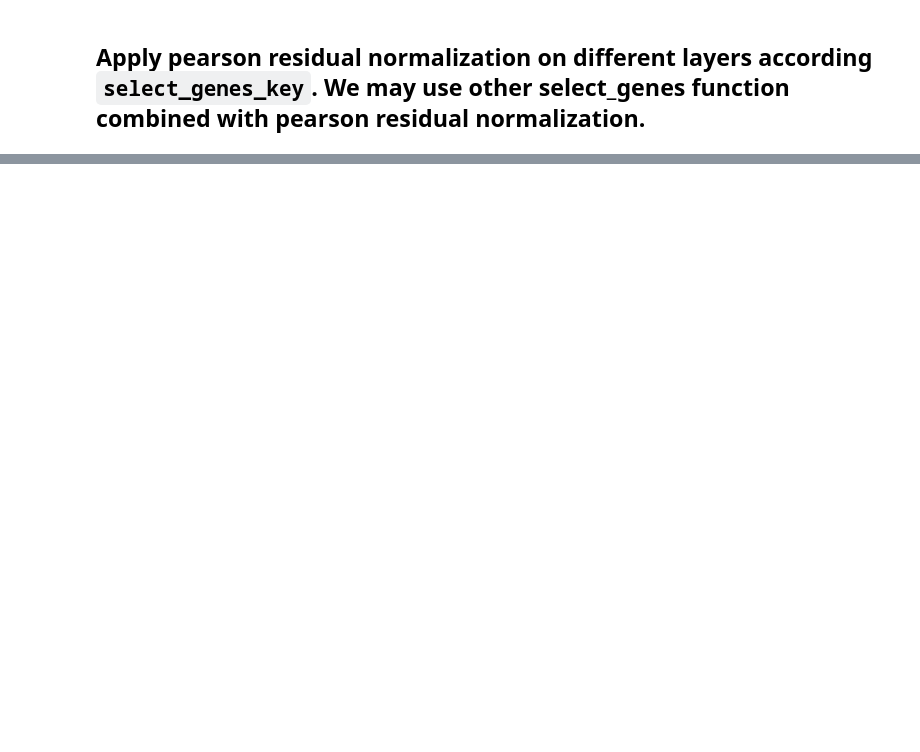
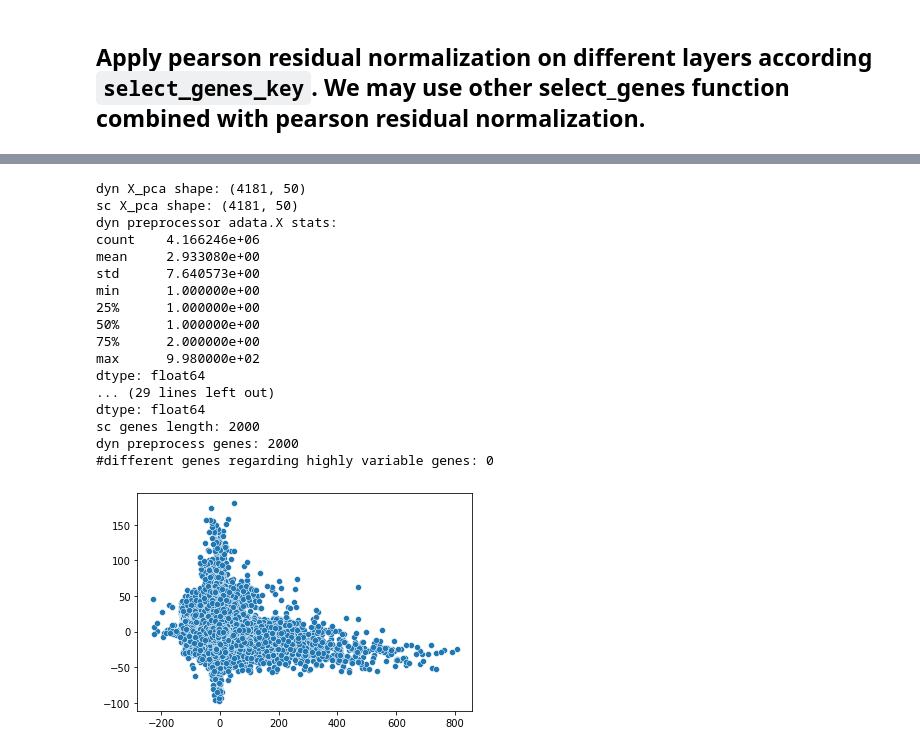
Before and after one commit to aristoteleo/dynamo-notebooks, a Jupyter notebook: normalization/preprocessor-pearson-residual-visualization-zebrafish.ipynb, the cells around one changed output, grey strips where cells are left out. Saved outputs shown, nothing was run; the diff lists cells and outputs as text; code cells hidden in the pictures; blank space fills up the shorter version.

```diff
--- a/normalization/preprocessor-pearson-residual-visualization-zebrafish.ipynb
+++ b/normalization/preprocessor-pearson-residual-visualization-zebrafish.ipynb
@@ -92,2 +96,54 @@ dtype: float64
+# %%
+import pandas as pd
+print("dyn X_pca shape:", adata.obsm["X_pca"].shape)
+print("sc X_pca shape:", sc_adata.obsm["X_pca"].shape)
+
+# sc_adata.X = adata.X
+# sc_adata.var["use_for_pca"] = adata.var["use_for_pca"]
+# preprocessor.pca(sc_adata, pca_key="X_pca", n_pca_components=50)
+
+preprocess_genes = adata.var_names[adata.var[DKM.VAR_USE_FOR_PCA]]
+sc_genes = sc_adata.var_names[sc_adata.var["highly_variable"]]
+
+def benchmark_Xpca(adata, other_adata, key="X_pca"):
+    plot_scatter_sparse(adata.obsm[key], other_adata.obsm[key])
+benchmark_Xpca(adata[:, preprocess_genes], sc_adata[:, sc_genes])
+
+
+print("dyn preprocessor adata.X stats:")
+print(pd.Series(adata.X.data).describe())
+print("original adata spliced stats:")
+print(pd.Series(adata_origin.layers["spliced"].data).describe())
+print("original adata.X stats:")
+print(pd.Series(adata_origin.X.data).describe())
+print("sc adata.X stats:")
+print(pd.Series(sc_adata.X.data).describe())
+
+# plot_scatter_sparse(adata.X, sc_adata.X, title="X comparison")
+
+print("sc genes length:", len(sc_genes))
+print("dyn preprocess genes:", len(preprocess_genes))
+print("#different genes regarding highly variable genes:", len(set(sc_genes).difference(set(preprocess_genes))))
+# assert not set(sc_genes).difference(set(preprocess_genes))
+# assert not set(preprocess_genes).difference(set(sc_genes))
+# %% [output]
+dyn X_pca shape: (4181, 50)
+sc X_pca shape: (4181, 50)
+dyn preprocessor adata.X stats:
+count    4.166246e+06
+mean     2.933080e+00
+std      7.640573e+00
+min      1.000000e+00
+25%      1.000000e+00
+50%      1.000000e+00
+75%      2.000000e+00
+max      9.980000e+02
+dtype: float64
+... (29 lines left out)
+dtype: float64
+sc genes length: 2000
+dyn preprocess genes: 2000
+#different genes regarding highly variable genes: 0
+[figure, added]
 # %%
 
```
Also changed, not shown: parts of 18 cells of this notebook.
